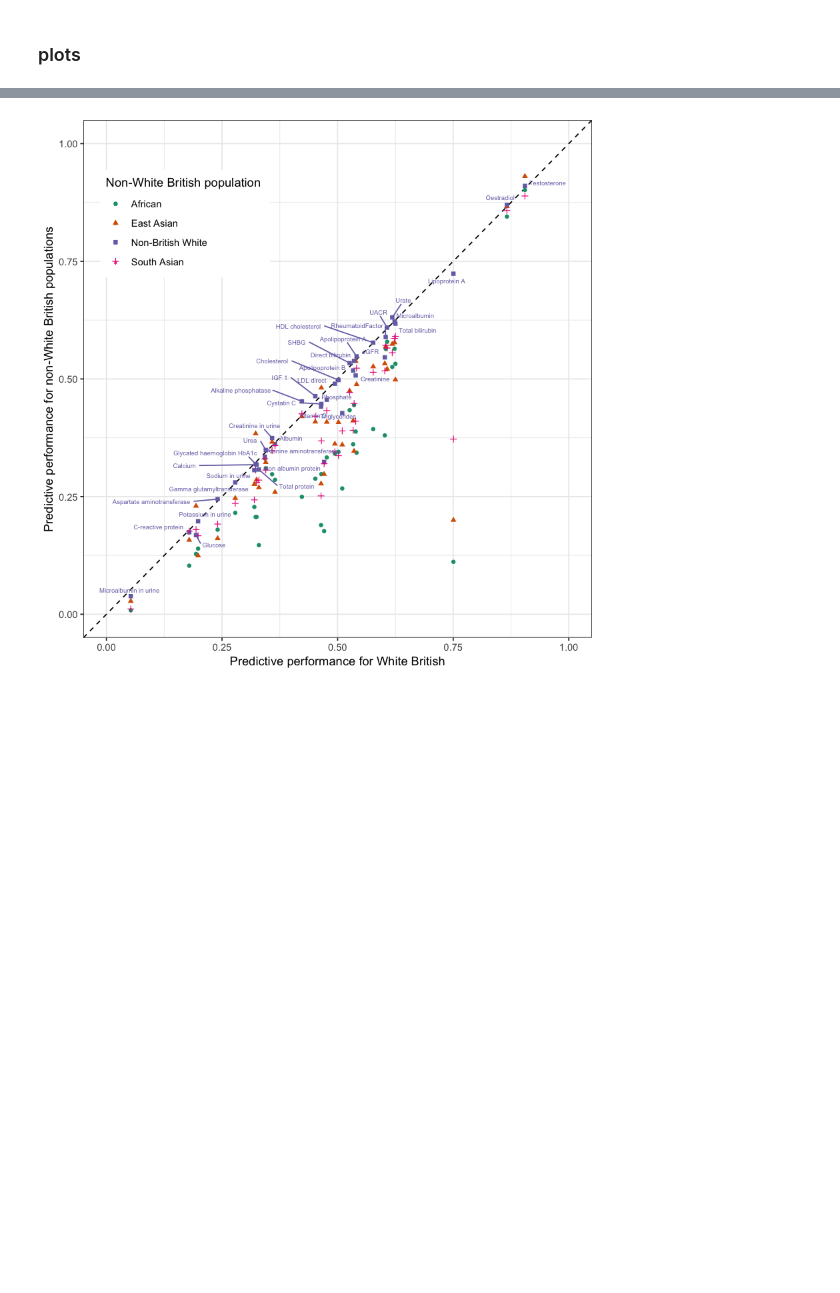
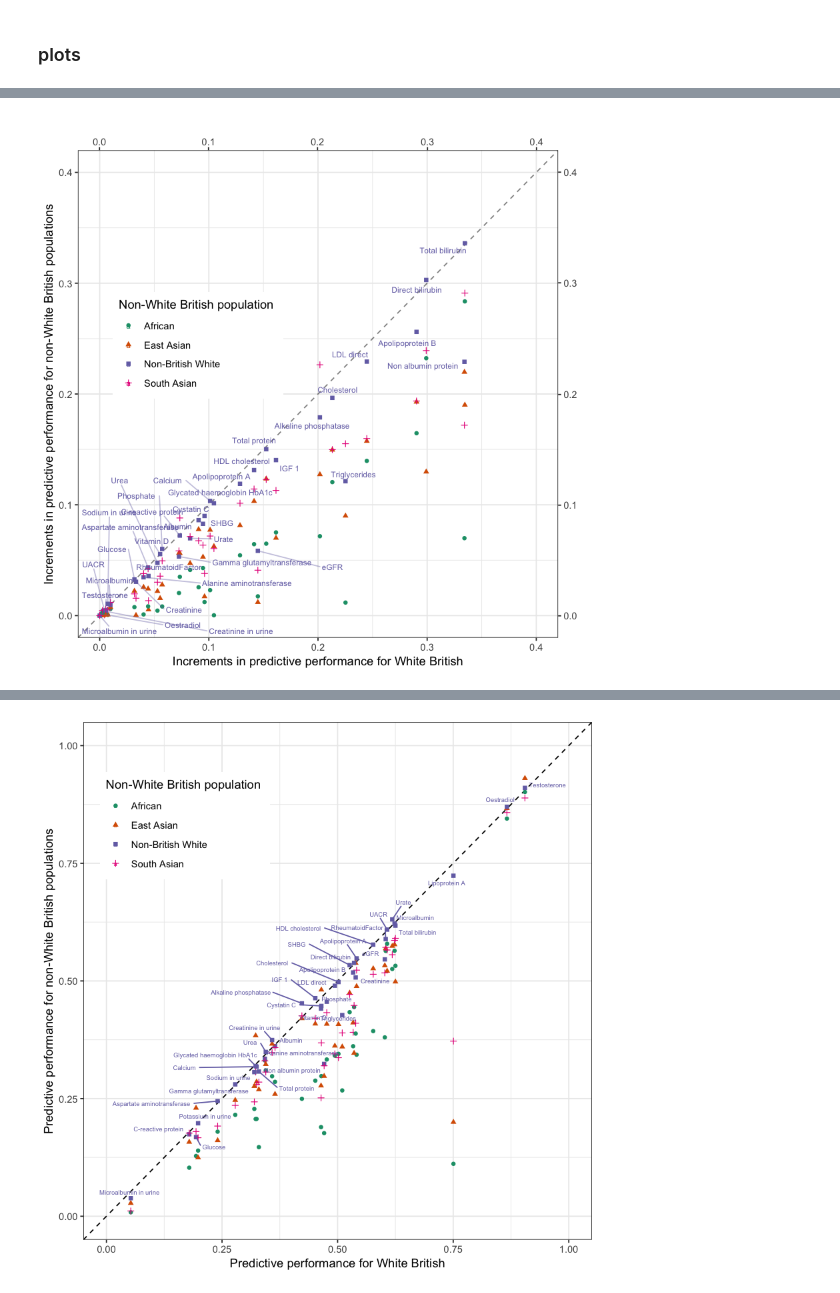
Before and after one commit to rivas-lab/PRS, a Jupyter notebook: notebook/20190407_biomarkers/snpnet_biomarkers_20190407.ipynb, the cells around one changed output, grey strips where cells are left out. Cells and saved outputs as stored; diff of their text form; code cells hidden in the pictures; blank space fills up the shorter version.

```diff
--- a/notebook/20190407_biomarkers/snpnet_biomarkers_20190407.ipynb
+++ b/notebook/20190407_biomarkers/snpnet_biomarkers_20190407.ipynb
@@ -259,10 +259,11 @@ filter(
 # %% [markdown]
 ### plots
 # %%
-p2 <- df_tabulated_full %>%
+p2_in <- df_tabulated_full %>%
 filter(Population != 'White British') %>%
 mutate(
-    label = if_else(Population == 'Non-British White', Phenotype, ''),
+    label_all = if_else(Population == 'Non-British White', Phenotype, ''),
+    label = if_else(WB_delta_R_or_AUC < .5, label_all, '')
 ) %>%
 rename(score = delta_R_or_AUC, WB_score = WB_delta_R_or_AUC) %>%
 select(Phenotype, Population, score, WB_score, label) %>%
@@ -270,16 +271,25 @@ ggplot(aes(x = WB_score, y=score, color=Population, shape=Population, label=labe
 theme_bw() +
 theme(
     strip.text = element_text(size=7),
-    legend.position = c(0.25, 0.8)
+    legend.position = c(0.25, 0.6)
 )+
-geom_abline(slope=1, intercept=0, linetype = "dashed") +
+geom_abline(slope=1, intercept=0, linetype = "dashed", alpha=.5) +
 geom_point(stat = 'identity') +
-xlim(0, .75) + ylim(0, .75) +
 labs(
     x = 'Increments in predictive performance for White British',
     y = 'Increments in predictive performance for non-White British populations',
     color = 'Non-White British population',
     shape = 'Non-White British population'
 ) +
-ggrepel::geom_text_repel(size=2) +
+ggrepel::geom_text_repel(size=2.5, force=3, segment.alpha=.4, xlim  = c(NA, .34), ylim  = c(NA, .34)) +
+scale_x_continuous(limits = c(0, .4), sec.axis = dup_axis(name = '')) +
+scale_y_continuous(limits = c(0, .4), sec.axis = dup_axis(name = '')) +
 scale_color_brewer(palette="Dark2")
+# %%
+plot_width <- 7
+plot_height <- 7
+options(repr.plot.width=plot_width , repr.plot.height=plot_height)
+p2_in
+ggsave('snpnet-multi-ethnic-delta-zoom-in.png', width=plot_width, height=plot_height)
+ggsave('snpnet-multi-ethnic-delta-zoom-in.pdf', width=plot_width, height=plot_height)
+# %% [output]
@@ -285,0 +303 @@ scale_color_brewer(palette="Dark2")
+[figure, added]
```
Also changed, not shown: parts of 3 cells of this notebook, 5 other files.
